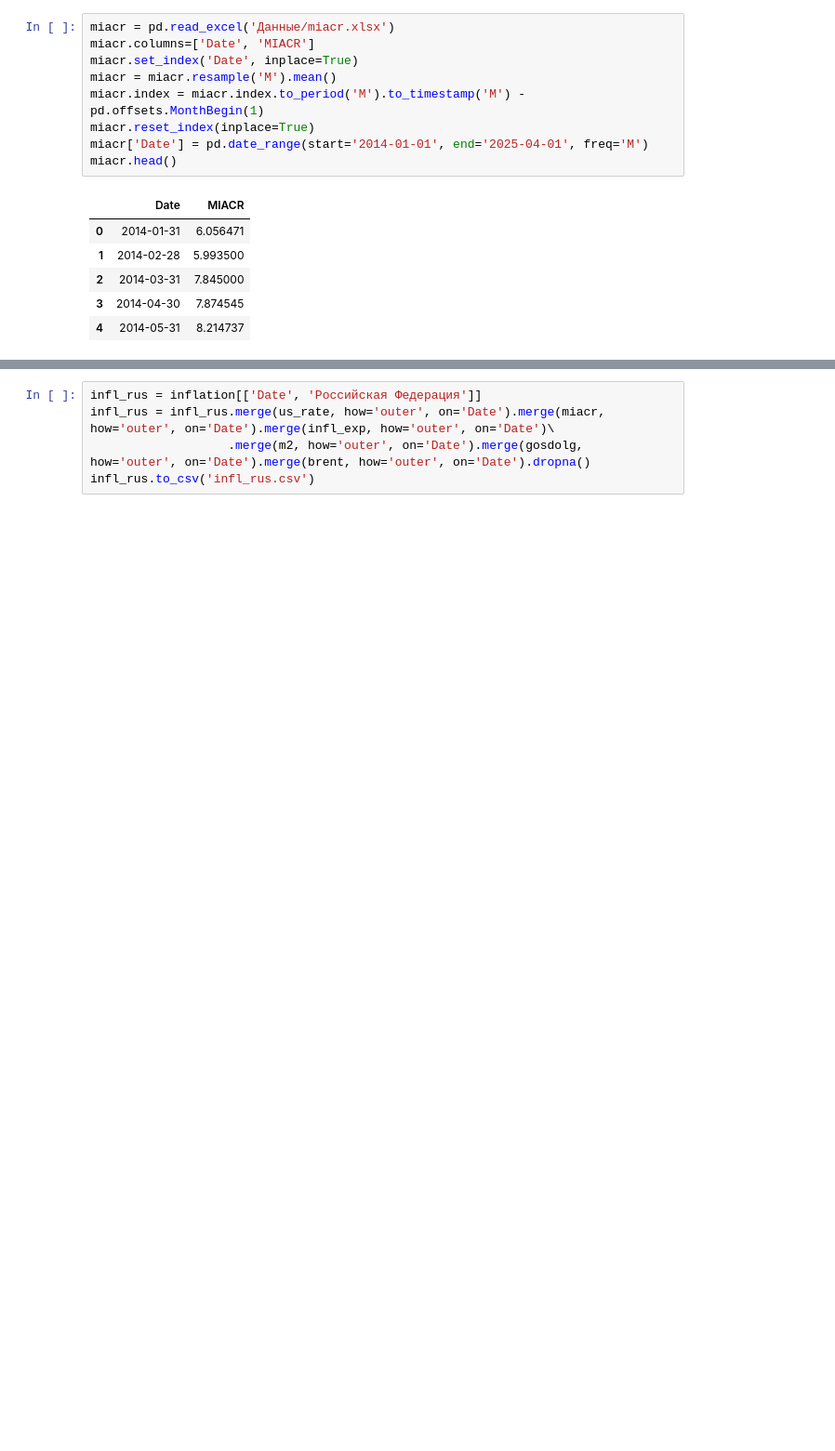
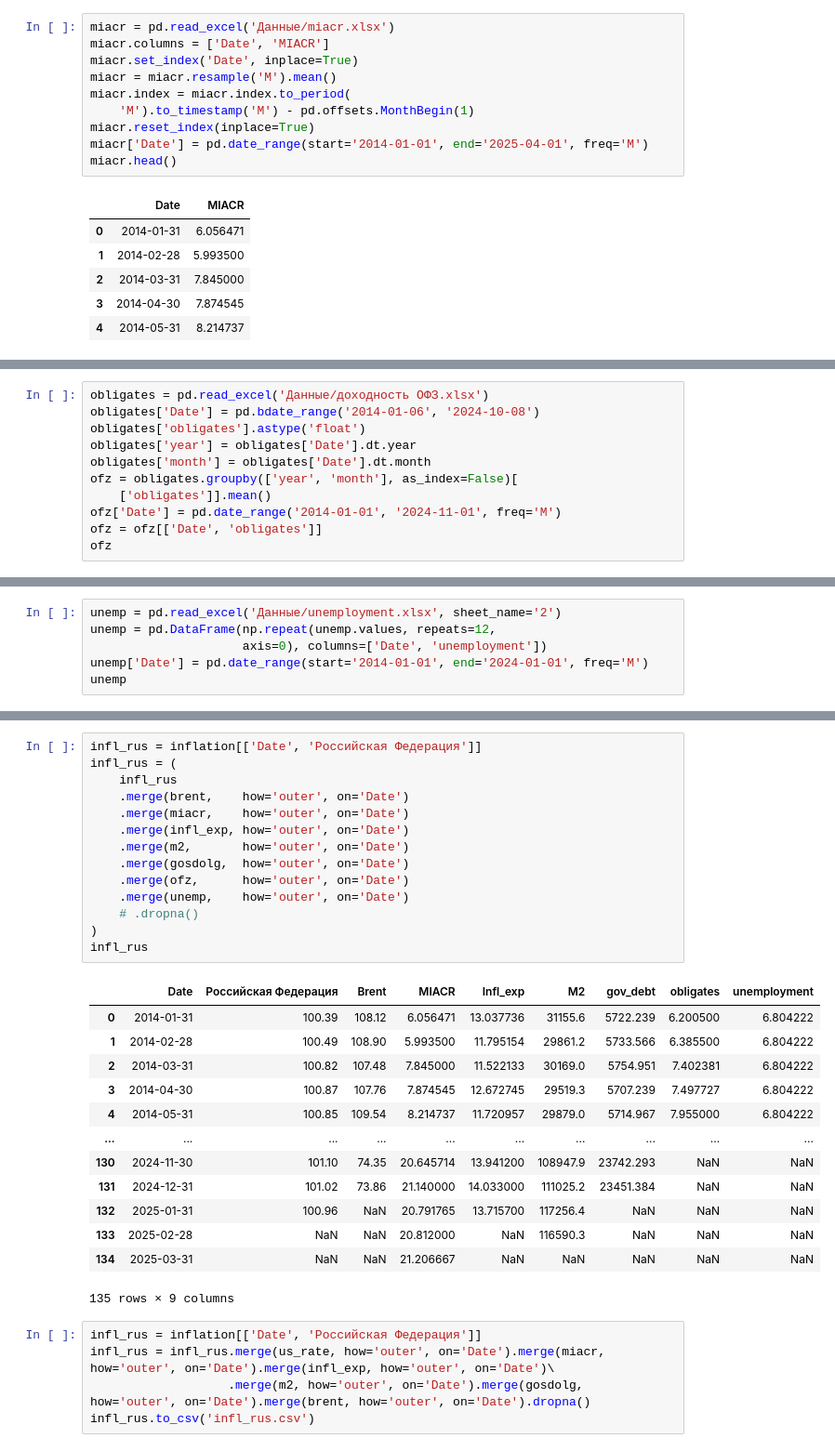
Before and after one commit to askarg/Diploma.-Inflation-model-using-PCA, a Jupyter notebook: dataframe.ipynb, the cells around one changed output, grey strips where cells are left out. Shown at 93% size. Saved outputs shown, nothing was run; the diff lists cells and outputs as text; blank space fills up the shorter version.

```diff
--- a/dataframe.ipynb
+++ b/dataframe.ipynb
@@ -51,10 +55,11 @@ m2.head()
 | 40 | 2014-05-31 | 29879.0 |
 # %%
 miacr = pd.read_excel('Данные/miacr.xlsx')
-miacr.columns=['Date', 'MIACR']
+miacr.columns = ['Date', 'MIACR']
 miacr.set_index('Date', inplace=True)
 miacr = miacr.resample('M').mean()
-miacr.index = miacr.index.to_period('M').to_timestamp('M') - pd.offsets.MonthBegin(1)
+miacr.index = miacr.index.to_period(
+    'M').to_timestamp('M') - pd.offsets.MonthBegin(1)
 miacr.reset_index(inplace=True)
 miacr['Date'] = pd.date_range(start='2014-01-01', end='2025-04-01', freq='M')
 miacr.head()
@@ -82,0 +73,11 @@ unemp
+# %%
+obligates = pd.read_excel('Данные/доходность ОФЗ.xlsx')
+obligates['Date'] = pd.bdate_range('2014-01-06', '2024-10-08')
+obligates['obligates'].astype('float')
+obligates['year'] = obligates['Date'].dt.year
+obligates['month'] = obligates['Date'].dt.month
+ofz = obligates.groupby(['year', 'month'], as_index=False)[
+    ['obligates']].mean()
+ofz['Date'] = pd.date_range('2014-01-01', '2024-11-01', freq='M')
+ofz = ofz[['Date', 'obligates']]
+ofz
@@ -82,0 +98,6 @@ unemp
+# %%
+unemp = pd.read_excel('Данные/unemployment.xlsx', sheet_name='2')
+unemp = pd.DataFrame(np.repeat(unemp.values, repeats=12,
+                     axis=0), columns=['Date', 'unemployment'])
+unemp['Date'] = pd.date_range(start='2014-01-01', end='2024-01-01', freq='M')
+unemp
@@ -118,3 +375,31 @@ services_volume
+# %%
+infl_rus = inflation[['Date', 'Российская Федерация']]
+infl_rus = (
+    infl_rus
+    .merge(brent,    how='outer', on='Date')
+    .merge(miacr,    how='outer', on='Date')
+    .merge(infl_exp, how='outer', on='Date')
+    .merge(m2,       how='outer', on='Date')
+    .merge(gosdolg,  how='outer', on='Date')
+    .merge(ofz,      how='outer', on='Date')
+    .merge(unemp,    how='outer', on='Date')
+    # .dropna()
+)
+infl_rus
+# %% [output]
+|  | Date | Российская Федерация | Brent | MIACR | Infl_exp | M2 | gov_debt | obligates | unemployment |
+| 0 | 2014-01-31 | 100.39 | 108.12 | 6.056471 | 13.037736 | 31155.6 | 5722.239 | 6.200500 | 6.804222 |
+| 1 | 2014-02-28 | 100.49 | 108.90 | 5.993500 | 11.795154 | 29861.2 | 5733.566 | 6.385500 | 6.804222 |
+| 2 | 2014-03-31 | 100.82 | 107.48 | 7.845000 | 11.522133 | 30169.0 | 5754.951 | 7.402381 | 6.804222 |
+| 3 | 2014-04-30 | 100.87 | 107.76 | 7.874545 | 12.672745 | 29519.3 | 5707.239 | 7.497727 | 6.804222 |
+| 4 | 2014-05-31 | 100.85 | 109.54 | 8.214737 | 11.720957 | 29879.0 | 5714.967 | 7.955000 | 6.804222 |
+| ... | ... | ... | ... | ... | ... | ... | ... | ... | ... |
+| 130 | 2024-11-30 | 101.10 | 74.35 | 20.645714 | 13.941200 | 108947.9 | 23742.293 | NaN | NaN |
+| 131 | 2024-12-31 | 101.02 | 73.86 | 21.140000 | 14.033000 | 111025.2 | 23451.384 | NaN | NaN |
+| 132 | 2025-01-31 | 100.96 | NaN | 20.791765 | 13.715700 | 117256.4 | NaN | NaN | NaN |
+| 133 | 2025-02-28 | NaN | NaN | 20.812000 | NaN | 116590.3 | NaN | NaN | NaN |
+| 134 | 2025-03-31 | NaN | NaN | 21.206667 | NaN | NaN | NaN | NaN | NaN |
+135 rows × 9 columns
 # %%
 infl_rus = inflation[['Date', 'Российская Федерация']]
 infl_rus = infl_rus.merge(us_rate, how='outer', on='Date').merge(miacr, how='outer', on='Date').merge(infl_exp, how='outer', on='Date')\
```
Also changed, not shown: parts of 28 cells of this notebook, 10 other files.
